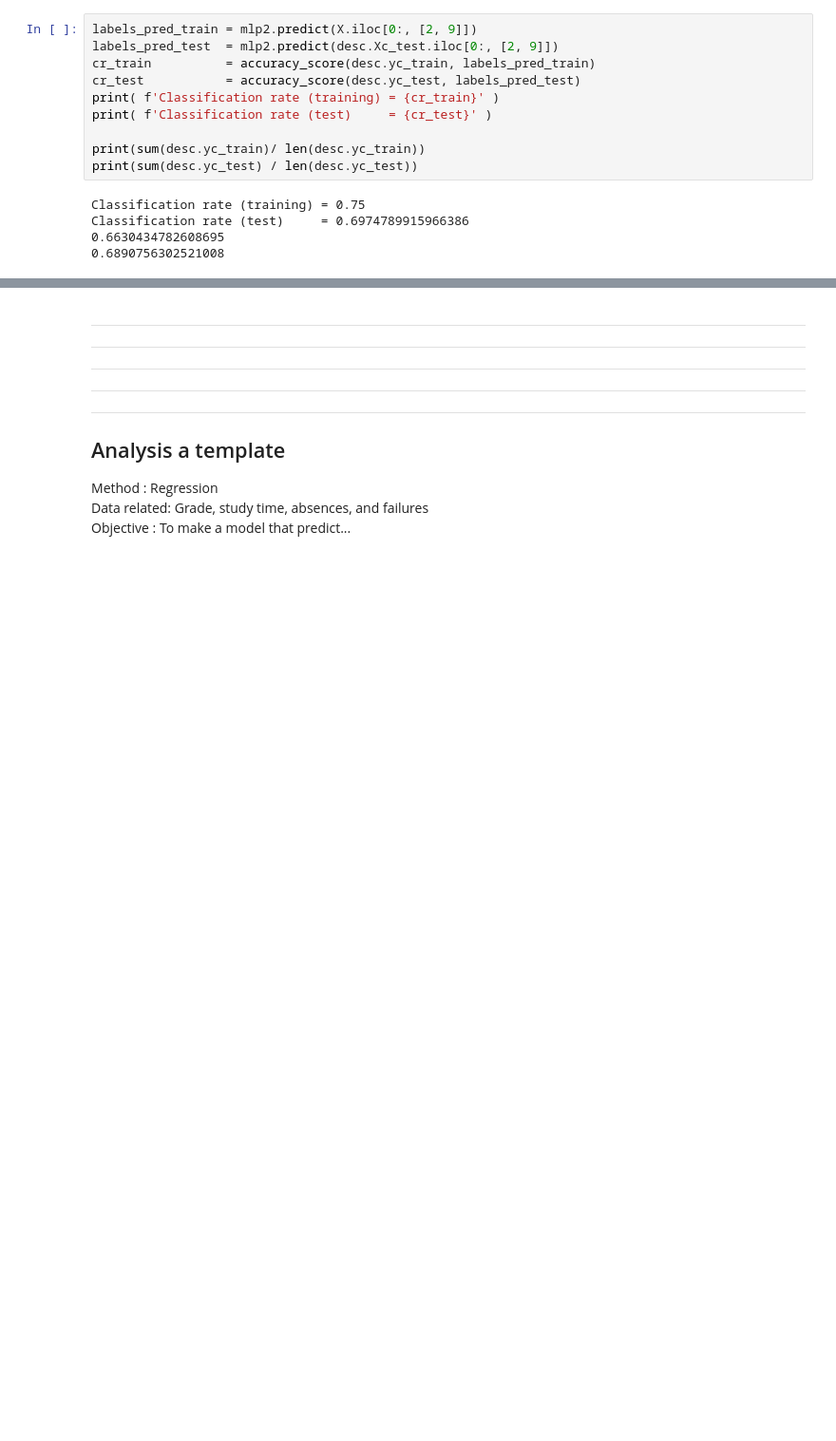
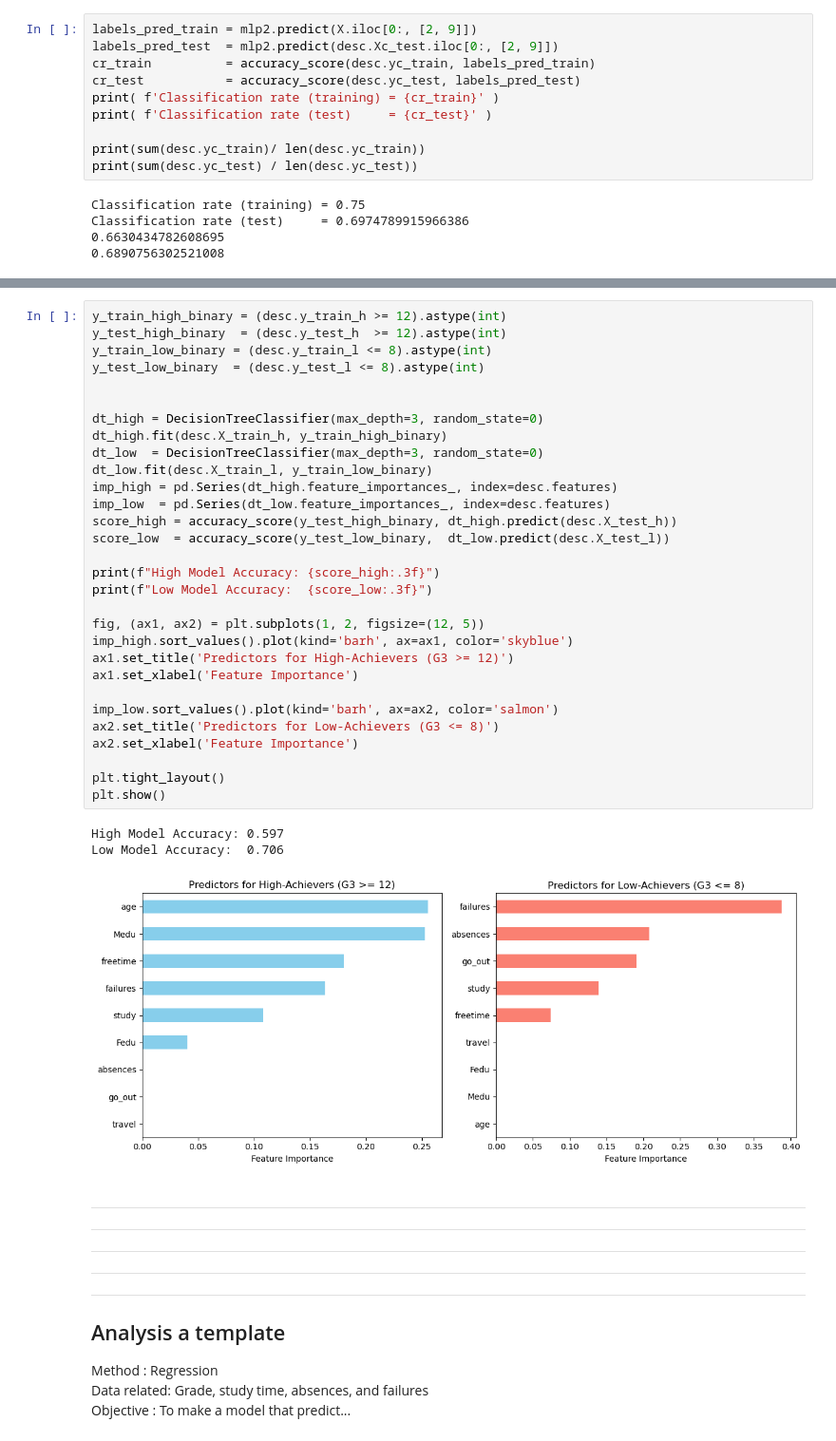
Before and after one commit to 00koya00/Data_Analysis_Practice_II-E2_2025, a Jupyter notebook: 10. FP-7/machine.ipynb, the cells around one changed output, grey strips where cells are left out. Shown at 95% size. Saved outputs shown, nothing was run; the diff lists cells and outputs as text; blank space fills up the shorter version.

```diff
--- a/9- FP-6/machine.ipynb
+++ b/10. FP-7/machine.ipynb
@@ -357,3 +439,37 @@ Classification rate (test)     = 0.6974789915966386
+# %%
+y_train_high_binary = (desc.y_train_h >= 12).astype(int)
+y_test_high_binary  = (desc.y_test_h  >= 12).astype(int)
+y_train_low_binary = (desc.y_train_l <= 8).astype(int)
+y_test_low_binary  = (desc.y_test_l <= 8).astype(int)
+
+
+dt_high = DecisionTreeClassifier(max_depth=3, random_state=0)
+dt_high.fit(desc.X_train_h, y_train_high_binary)
+dt_low  = DecisionTreeClassifier(max_depth=3, random_state=0)
+dt_low.fit(desc.X_train_l, y_train_low_binary)
+imp_high = pd.Series(dt_high.feature_importances_, index=desc.features)
+imp_low  = pd.Series(dt_low.feature_importances_, index=desc.features)
+score_high = accuracy_score(y_test_high_binary, dt_high.predict(desc.X_test_h))
+score_low  = accuracy_score(y_test_low_binary,  dt_low.predict(desc.X_test_l))
+
+print(f"High Model Accuracy: {score_high:.3f}")
+print(f"Low Model Accuracy:  {score_low:.3f}")
+
+fig, (ax1, ax2) = plt.subplots(1, 2, figsize=(12, 5))
+imp_high.sort_values().plot(kind='barh', ax=ax1, color='skyblue')
+ax1.set_title('Predictors for High-Achievers (G3 >= 12)')
+ax1.set_xlabel('Feature Importance')
+
+imp_low.sort_values().plot(kind='barh', ax=ax2, color='salmon')
+ax2.set_title('Predictors for Low-Achievers (G3 <= 8)')
+ax2.set_xlabel('Feature Importance')
+
+plt.tight_layout()
+plt.show()
+# %% [output]
+High Model Accuracy: 0.597
+Low Model Accuracy:  0.706
+[figure, added]
 # %% [markdown]
 ---
 ---
```
Also changed, not shown: parts of 9 cells of this notebook, 8 other files.
